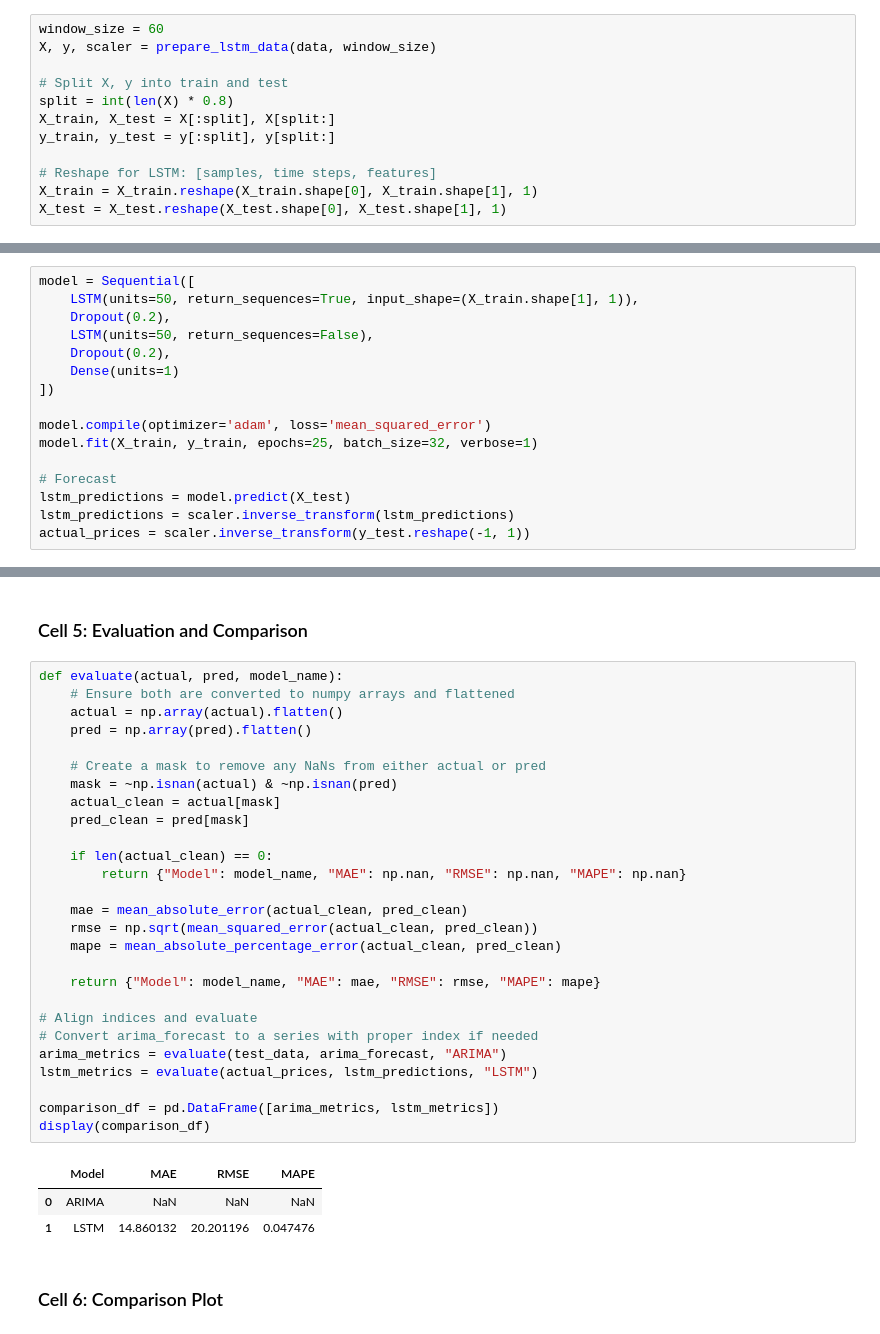
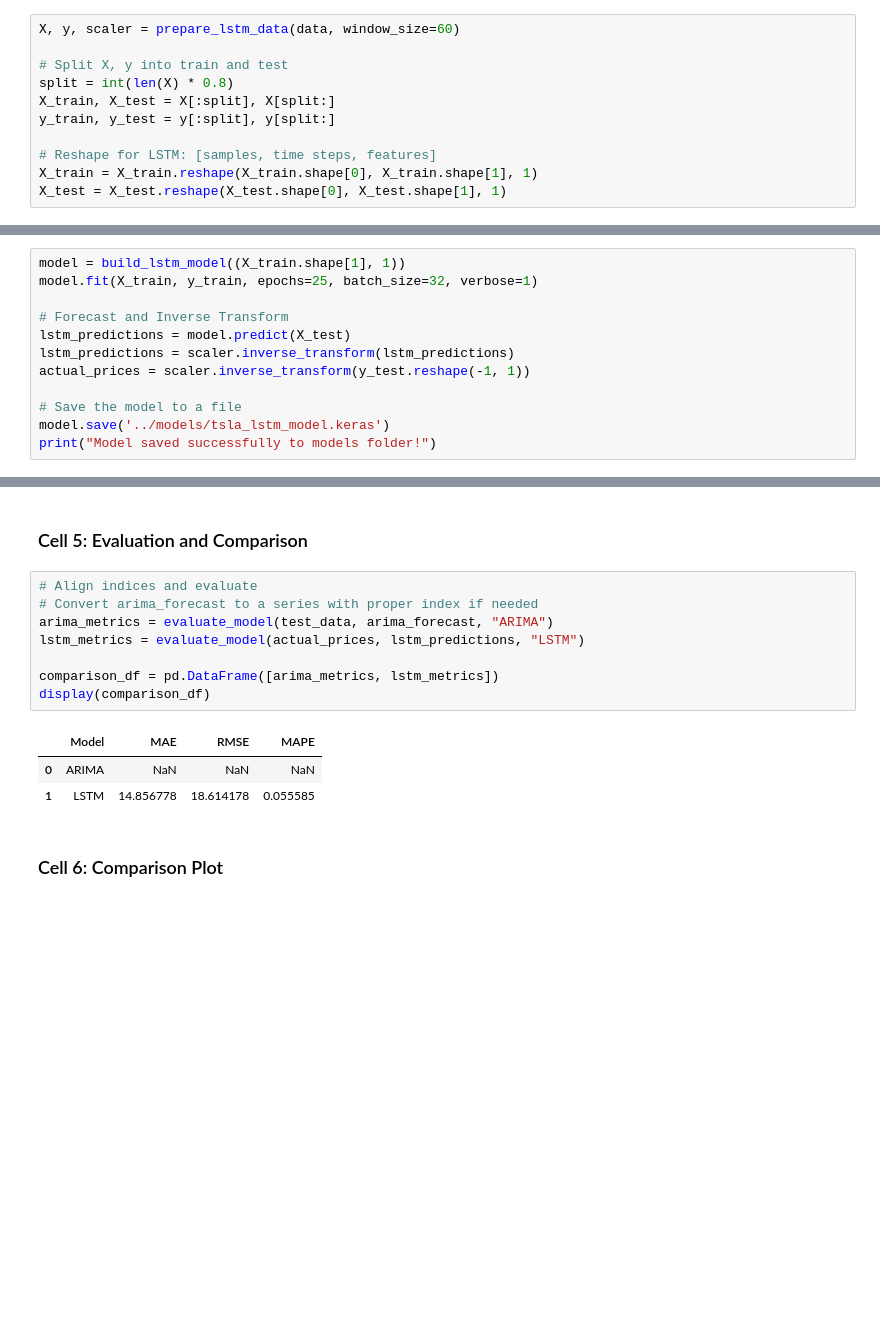
Before and after one commit to rufta-g20/portfolio-optimization, a Jupyter notebook: notebooks/Time_Series_Forecasting_Task2.ipynb, the cells around one changed output, grey strips where cells are left out. Cells and saved outputs as stored; diff of their text form; blank space fills up the shorter version.

```diff
--- a/notebooks/Time_Series_Forecasting_Task2.ipynb
+++ b/notebooks/Time_Series_Forecasting_Task2.ipynb
@@ -67,8 +63,7 @@ Total fit time: 5.511 seconds
 # %% [markdown]
 ### Cell 3: LSTM Model Preparation
 # %%
-window_size = 60
-X, y, scaler = prepare_lstm_data(data, window_size)
+X, y, scaler = prepare_lstm_data(data, window_size=60)
 
 # Split X, y into train and test
 split = int(len(X) * 0.8)
@@ -83,18 +78,14 @@ X_test = X_test.reshape(X_test.shape[0], X_test.shape[1], 1)
 # %%
-model = Sequential([
-    LSTM(units=50, return_sequences=True, input_shape=(X_train.shape[1], 1)),
-    Dropout(0.2),
-    LSTM(units=50, return_sequences=False),
-    Dropout(0.2),
-    Dense(units=1)
-])
-
-model.compile(optimizer='adam', loss='mean_squared_error')
+model = build_lstm_model((X_train.shape[1], 1))
 model.fit(X_train, y_train, epochs=25, batch_size=32, verbose=1)
 
-# Forecast
+# Forecast and Inverse Transform
 lstm_predictions = model.predict(X_test)
 lstm_predictions = scaler.inverse_transform(lstm_predictions)
 actual_prices = scaler.inverse_transform(y_test.reshape(-1, 1))
+
+# Save the model to a file
+model.save('../models/tsla_lstm_model.keras')
+print("Model saved successfully to models folder!")
 # %% [output]
 Epoch 1/25
@@ -117,36 +108,17 @@ Epoch 25/25
 # %% [markdown]
 ### Cell 5: Evaluation and Comparison
 # %%
-def evaluate(actual, pred, model_name):
-    # Ensure both are converted to numpy arrays and flattened
-    actual = np.array(actual).flatten()
-    pred = np.array(pred).flatten()
-
-    # Create a mask to remove any NaNs from either actual or pred
-    mask = ~np.isnan(actual) & ~np.isnan(pred)
-    actual_clean = actual[mask]
-    pred_clean = pred[mask]
-
-    if len(actual_clean) == 0:
-        return {"Model": model_name, "MAE": np.nan, "RMSE": np.nan, "MAPE": np.nan}
-
-    mae = mean_absolute_error(actual_clean, pred_clean)
-    rmse = np.sqrt(mean_squared_error(actual_clean, pred_clean))
-    mape = mean_absolute_percentage_error(actual_clean, pred_clean)
-
-    return {"Model": model_name, "MAE": mae, "RMSE": rmse, "MAPE": mape}
-
 # Align indices and evaluate
 # Convert arima_forecast to a series with proper index if needed
-arima_metrics = evaluate(test_data, arima_forecast, "ARIMA")
-lstm_metrics = evaluate(actual_prices, lstm_predictions, "LSTM")
+arima_metrics = evaluate_model(test_data, arima_forecast, "ARIMA")
+lstm_metrics = evaluate_model(actual_prices, lstm_predictions, "LSTM")
 
 comparison_df = pd.DataFrame([arima_metrics, lstm_metrics])
 display(comparison_df)
 # %% [output]
 |  | Model | MAE | RMSE | MAPE |
 | 0 | ARIMA | NaN | NaN | NaN |
-| 1 | LSTM | 14.860132 | 20.201196 | 0.047476 |
+| 1 | LSTM | 14.856778 | 18.614178 | 0.055585 |
 # %% [markdown]
 ### Cell 6: Comparison Plot
 # %%
```
Also changed, not shown: parts of 6 cells of this notebook, 4 other files.
